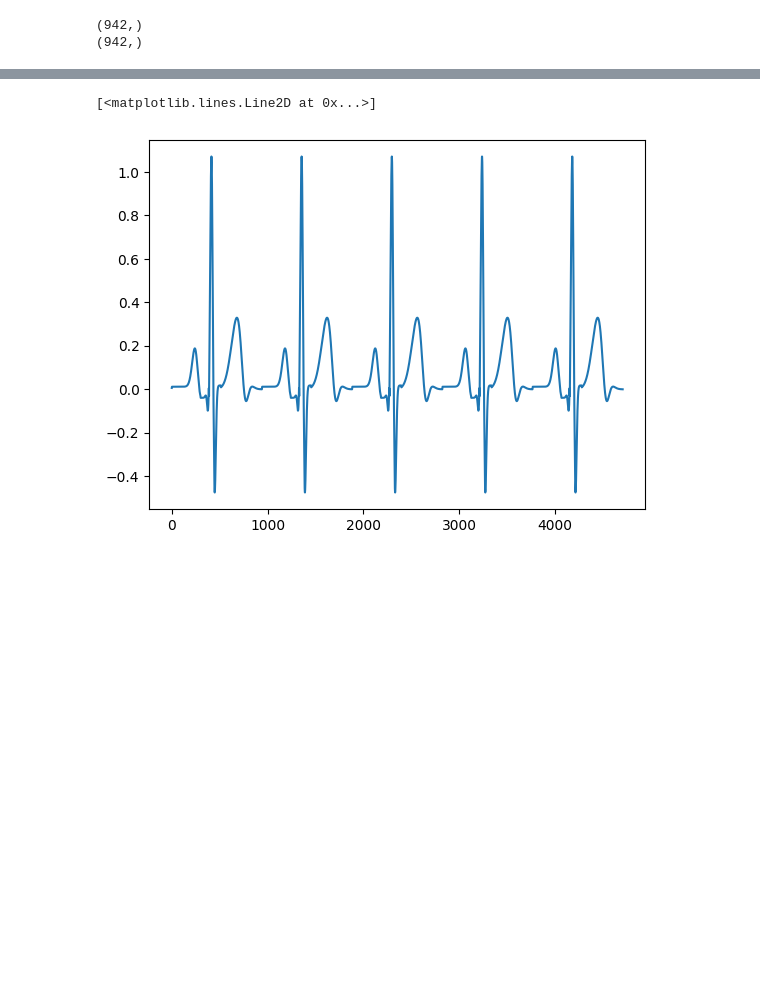
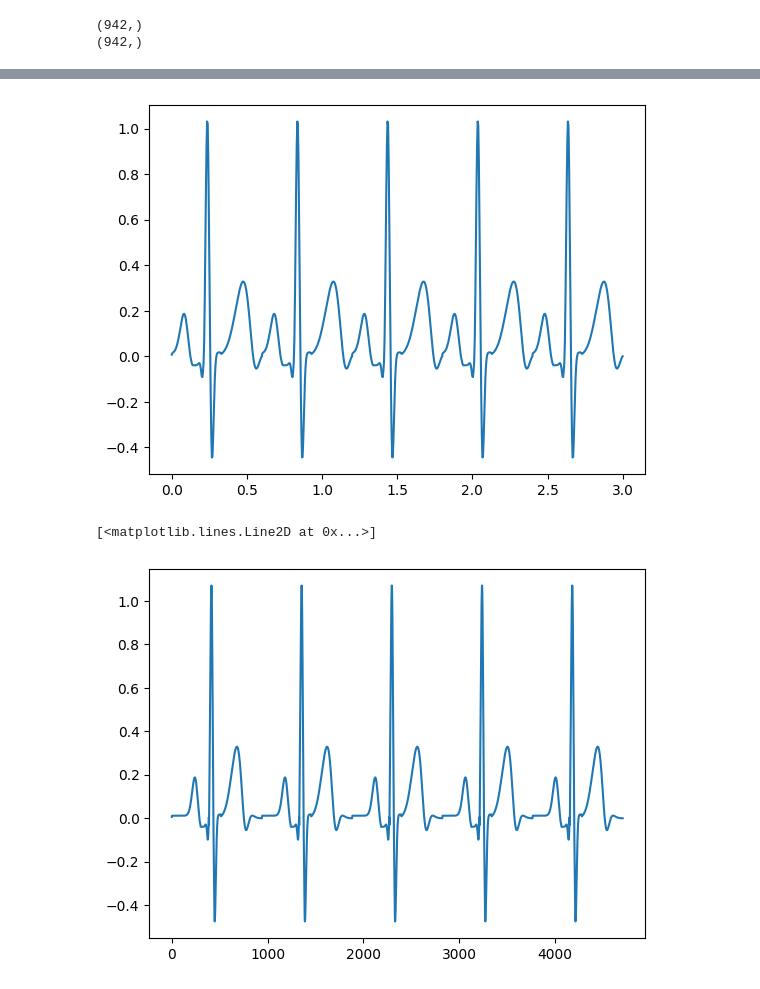
Before and after one commit to wprusak/ECG_simulator, a Jupyter notebook: ecg_v1.ipynb, the cells around one changed output, grey strips where cells are left out. Cells and saved outputs as stored; diff of their text form; code cells hidden in the pictures; blank space fills up the shorter version.

```diff
--- a/ecg_v1.ipynb
+++ b/ecg_v1.ipynb
@@ -36,3 +102,8 @@ plt.plot(signal1)
+# %%
+plt.plot(np.concatenate([t+i*0.6 for i in range(5)]),np.concatenate([s for i in range(5)]))
+plt.show()
+# %% [output]
+[figure, added]
 # %%
 signal10periods = np.concatenate([signal for i in range(5)])
 signal10periods = smooth(signal10periods,2)
```
Also changed, not shown: parts of 16 cells of this notebook, 1 other file.
